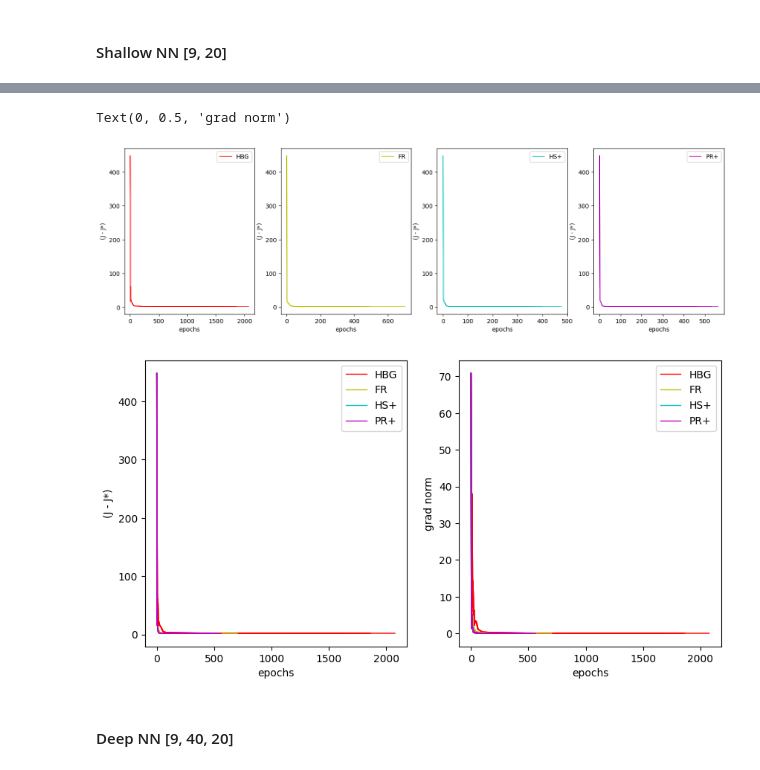
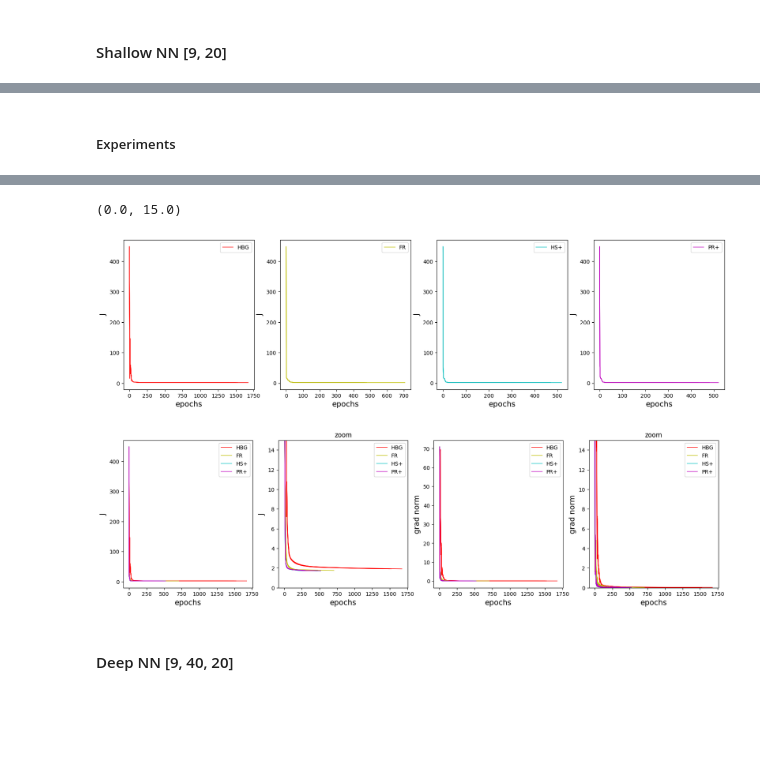
Before and after one commit to DreRnc/HBG-CG_Analysis, a Jupyter notebook: Code/Experiments_new.ipynb, the cells around one changed output, grey strips where cells are left out. Cells and saved outputs as stored; diff of their text form; code cells hidden in the pictures; blank space fills up the shorter version.

Commit message:
modified:   Code/Experiments_new.ipynb 	modified:   Code/src/Optimizers.py

```diff
--- a/Code/Experiments_new.ipynb
+++ b/Code/Experiments_new.ipynb
@@ -110,7 +126,8 @@ params_grid = {
     'm2' : [0.1, 0.2, 0.3, 0.4],
     'm1' : [0.05],
     'stopping_value' : [1e-4],
-    'beta_type' : ['PR+']
+    'beta_type' : ['PR+'],
+    'alpha_l2' : [0.001]
 }
 
 model = MLP([20], 9, 2, task = "regression", activation_function = 'id')
@@ -274,0 +380,16 @@ Anche qui ci sarebbero prima le grid search da fare
+# %%
+params_grid = {
+    'm2' : [0.2, 0.3, 0.4],
+    'm1' : [0.1],
+    'stopping_value' : [1e-4],
+    'beta_type' : ['PR+'],
+    'alpha_l2' : [0.001]
+}
+
+model = MLP([20], 9, 2, task = "regression", activation_function = 'sigm')
+optimizer = CG(loss = 'MSE', regularization_function = 'l2', stopping_criterion = 'obj_tol', early_stopping=EarlyStopping(mode='obj_tol'))
+
+grid = GridSearch(optimizer, model, objective = 'training_objective')
+
+grid.fit(X_train, y_train, params_grid, parallel = True)
+grid.results
@@ -275,13 +417,16 @@ Anche qui ci sarebbero prima le grid search da fare
+# %% [markdown]
+##### Experiments
 # %%
 mlp= MLP([20], 9, 2, task = "regression", activation_function = 'sigm')
 
 J_star = 0 #fill with grid search results
 
-fig, ax = plt.subplots(1,4, figsize = (18,5))
-fig2, ax2 = plt.subplots(1,2, figsize = (10,5))
+fig, ax = plt.subplots(1,4, figsize = (20,5))
+fig2, ax2 = plt.subplots(1,4, figsize = (20,5))
 linewidth = 1
+fontsize = 14
 
-optimizer = HBG(loss = 'MSE', regularization_function = 'l2', stopping_criterion = 'obj_tol', early_stopping = EarlyStopping(mode = 'obj_tol'))
+optimizer = HBG(loss = 'MSE', regularization_function = 'l2', stopping_criterion = 'obj_tol', early_stopping=EarlyStopping(mode = 'obj_tol'))
 
 feval = []
 epochs = []
@@ -293,7 +438,7 @@ print('HBG:')
 for i in range(5):
 
     mlp.initialize(random_seed=i)
-    optimizer.initialize(mlp, alpha = 0.01, beta = 0.8, stopping_value = 1e-4, alpha_l2 = 0.001, verbose = False)
+    optimizer.initialize(mlp, alpha = 0.01, beta = 0.9, stopping_value = 1e-4, alpha_l2 = 0.001, verbose = False)
 
     tic = time.time()
 
@@ -305,13 +450,17 @@ for i in range(5):
     curve = [J - J_star for J in optimizer.obj_history]
     line, = ax[0].plot(curve, 'r', linewidth=linewidth)
     line2, = ax2[0].plot(curve, 'r', linewidth=linewidth)
-    line3, = ax2[1].plot(optimizer.grad_norm_history, 'r', linewidth=linewidth)
+    line3, = ax2[2].plot(optimizer.grad_norm_history, 'r', linewidth=linewidth)
+    line2z, = ax2[1].plot(curve, 'r', linewidth=linewidth)
+    line3z, = ax2[3].plot(optimizer.grad_norm_history, 'r', linewidth=linewidth)
 
 
     if i == 0:
         line.set_label('HBG')
         line2.set_label('HBG')
         line3.set_label('HBG')
+        line2z.set_label('HBG')
+        line3z.set_label('HBG')
 
     J_min.append(np.min(optimizer.obj_history))
     feval.append(optimizer.n_forward_backward)
@@ -324,7 +473,7 @@ print(f"mean number of function evaluations for convergence: {np.mean(feval)}")
 print(f"mean elapsed time for convergence: {np.mean(elapsed_time)}")
 
 
-optimizer = CG(loss = 'MSE', regularization_function = 'l2', stopping_criterion = 'obj_tol', early_stopping = EarlyStopping(mode = 'obj_tol'))
+optimizer = CG(loss = 'MSE', regularization_function = 'l2', stopping_criterion = 'obj_tol', early_stopping=EarlyStopping(mode='obj_tol'))
 beta_color = {'FR' : 'y', 'HS+' : 'c', 'PR+' : 'm'}
 
 for b, beta in enumerate(['FR', 'HS+', 'PR+']):
@@ -338,7 +487,7 @@ for b, beta in enumerate(['FR', 'HS+', 'PR+']):
     for i in range(5):
 
         mlp.initialize(random_seed=i)
-        optimizer.initialize(mlp, stopping_value = 1e-3, batch_size = -1, alpha_l1 = 0, alpha_l2 = 0.001, verbose = False,
+        optimizer.initialize(mlp, stopping_value = 1e-4, batch_size = -1, alpha_l1 = 0, alpha_l2 = 0.001, verbose = False,
                    beta_type = beta, m1 = 0.1, m2 = 0.3, MaxFeval = 100, tau = 0.8, delta = 0, eps = 0, sfgrd = 0.2)
 
         tic = time.time()
@@ -351,12 +500,17 @@ for b, beta in enumerate(['FR', 'HS+', 'PR+']):
         curve = [J - J_star for J in optimizer.obj_history]
         line, = ax[b+1].plot(curve, beta_color[beta], linewidth=linewidth)
         line2, = ax2[0].plot(curve, beta_color[beta], linewidth=linewidth)
-        line3, = ax2[1].plot(optimizer.grad_norm_history, beta_color[beta], linewidth=linewidth)
+        line3, = ax2[2].plot(optimizer.grad_norm_history, beta_color[beta], linewidth=linewidth)
+        line2z, = ax2[1].plot(curve, beta_color[beta], linewidth=linewidth)
+        line3z, = ax2[3].plot(optimizer.grad_norm_history, beta_color[beta], linewidth=linewidth)
+
 
         if i == 0:
             line.set_label(beta)
             line2.set_label(beta)
             line3.set_label(beta)
+            line2z.set_label(beta)
+            line3z.set_label(beta)
 
         J_min.append(np.min(optimizer.obj_history))
         feval.append(optimizer.n_forward_backward)
@@ -370,14 +524,26 @@ for b, beta in enumerate(['FR', 'HS+', 'PR+']):
 
 for j in range(4):
     ax[j].legend()
-    ax[j].set_xlabel("epochs")
-    ax[j].set_ylabel("(J - J*)")
+    ax[j].set_xlabel("epochs", fontsize=fontsize)
+    ax[j].set_ylabel("J", fontsize=fontsize)
 
 ax2[0].legend()
-ax2[0].set_xlabel("epochs")
-ax2[0].set_ylabel("(J - J*)")
+ax2[0].set_xlabel("epochs", fontsize=fontsize)
+ax2[0].set_ylabel("J", fontsize=fontsize)
+ax2[2].legend()
+ax2[2].set_xlabel("epochs", fontsize=fontsize)
+ax2[2].set_ylabel("grad norm", fontsize=fontsize)
+
+ax2[1].set_title("zoom")
 ax2[1].legend()
-ax2[1].set_xlabel("epochs")
-ax2[1].set_ylabel("grad norm")
+ax2[1].set_xlabel("epochs", fontsize=fontsize)
+ax2[1].set_ylabel("J", fontsize=fontsize)
+ax2[1].set_ylim(0,15)
+
+ax2[3].set_title("zoom")
+ax2[3].legend()
+ax2[3].set_xlabel("epochs", fontsize=fontsize)
+ax2[3].set_ylabel("grad norm", fontsize=fontsize)
+ax2[3].set_ylim(0,15)
 # %% [output]
 HBG:
@@ -400,6 +566,6 @@ mean elapsed time for convergence: 9.329128170013428
-Text(0, 0.5, 'grad norm')
+(0.0, 15.0)
-[figure, old version]
+[figure, new version]
-[figure, old version]
+[figure, new version]
 # %% [markdown]
 #### Deep NN [9, 40, 20]
 # %%
```
Also changed, not shown: parts of 16 cells of this notebook, 1 other file.
